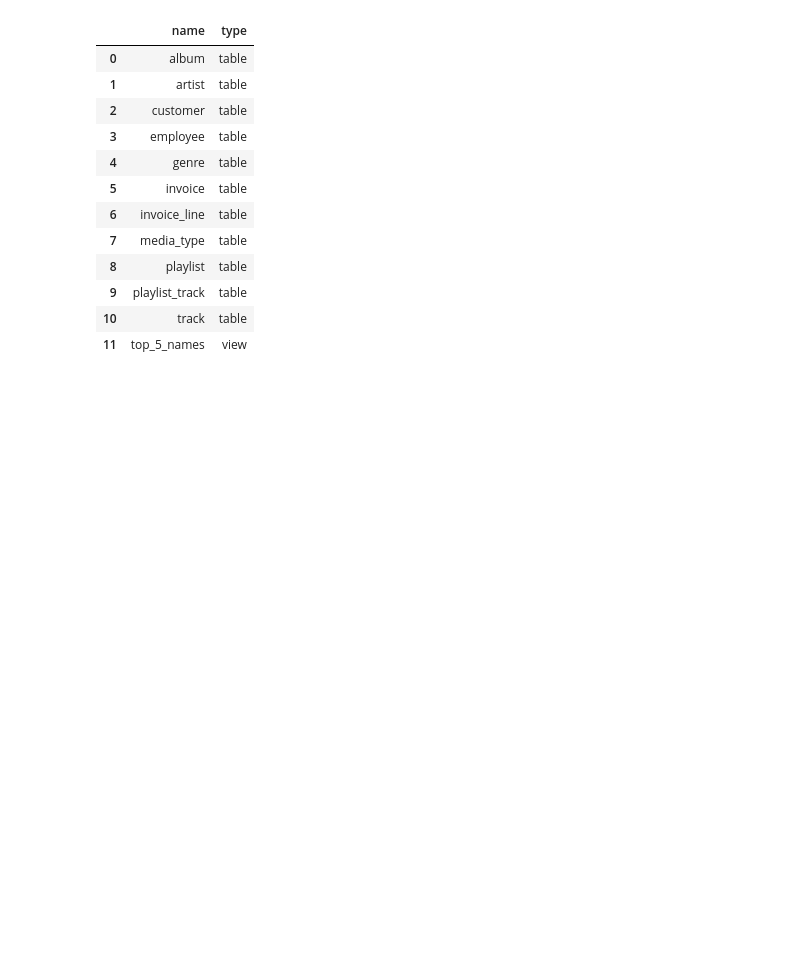
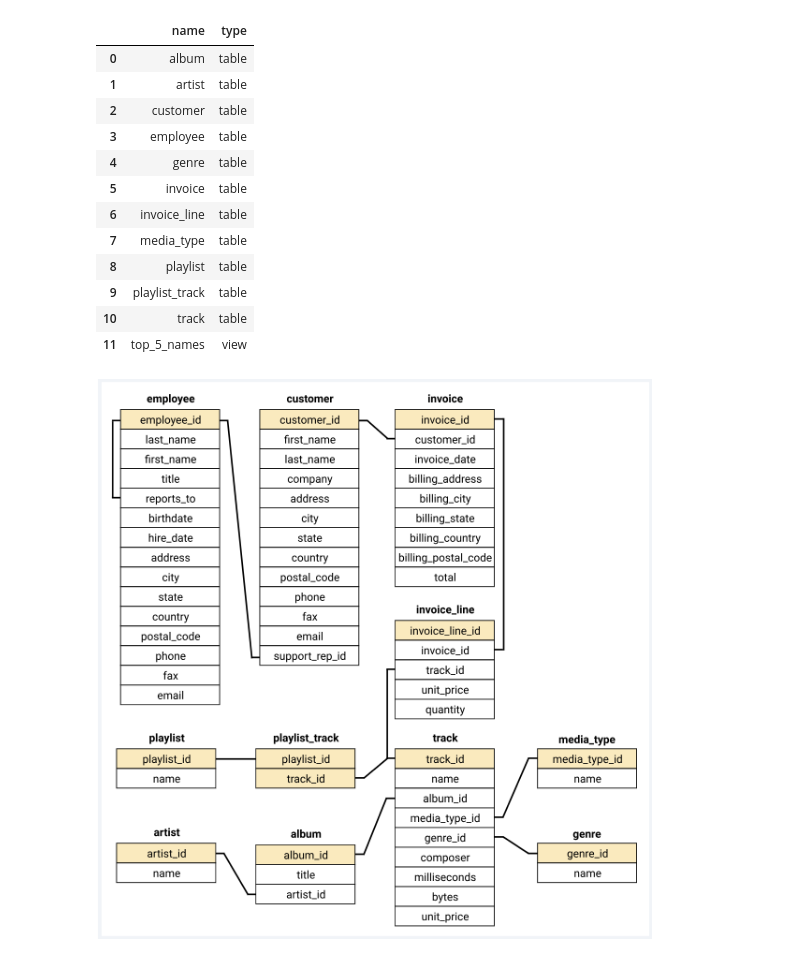
Before and after one commit to cherifbenham/ai_course, a Jupyter notebook: kaggle/input/chinook-music-store-data/sql_questions.ipynb, the cells around one changed output. Drawn from its saved outputs; the diff is of its cells as text; code cells hidden in the pictures; blank space fills up the shorter version.

```diff
--- a/kaggle/input/chinook-music-store-data/sql_questions.ipynb
+++ b/kaggle/input/chinook-music-store-data/sql_questions.ipynb
@@ -53,3 +54,7 @@ show_tables()
 | 9 | playlist_track | table |
 | 10 | track | table |
 | 11 | top_5_names | view |
+# %%
+Image(filename='schema_diagram.png')
+# %% [output]
+[figure, added]
```
Also changed, not shown: parts of 14 cells of this notebook, 3 other files.
